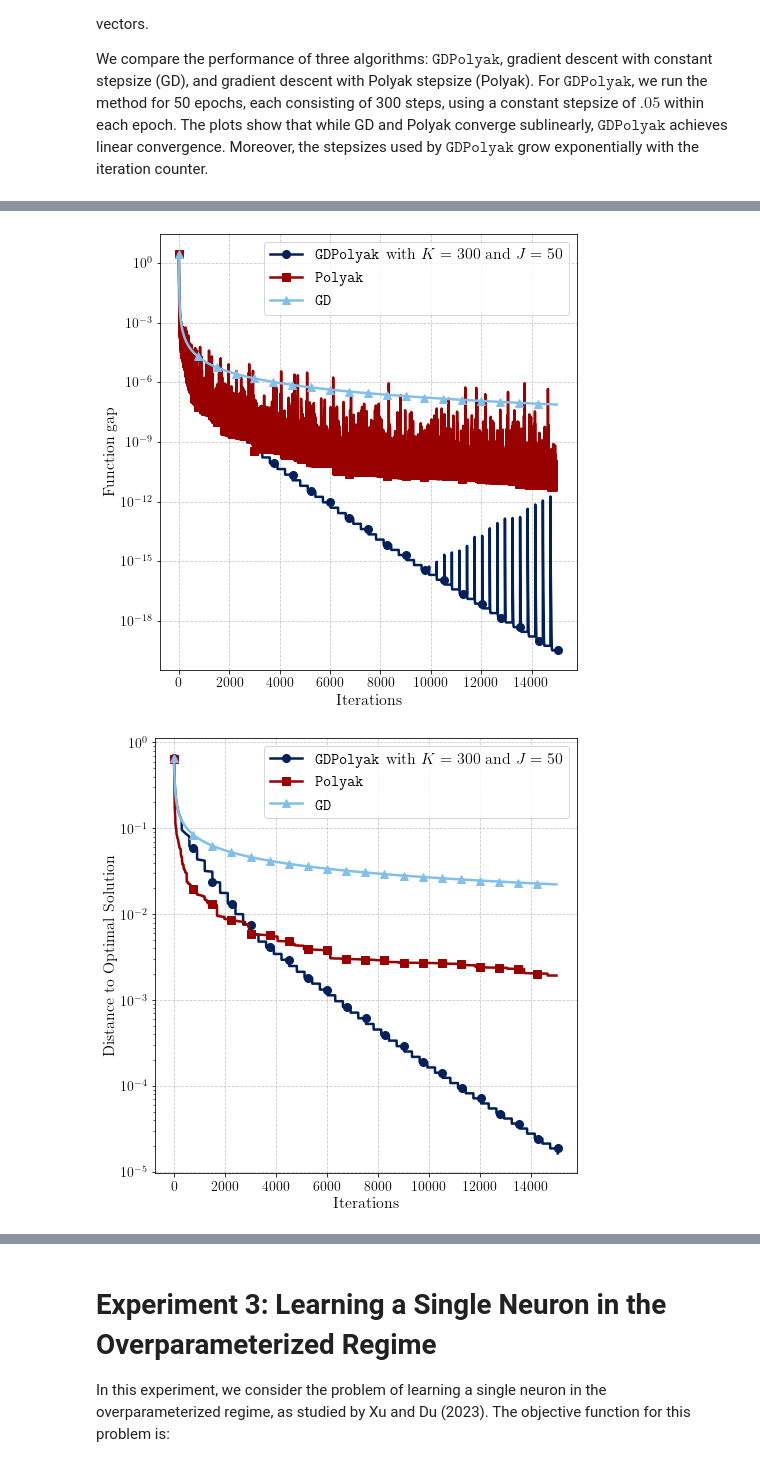
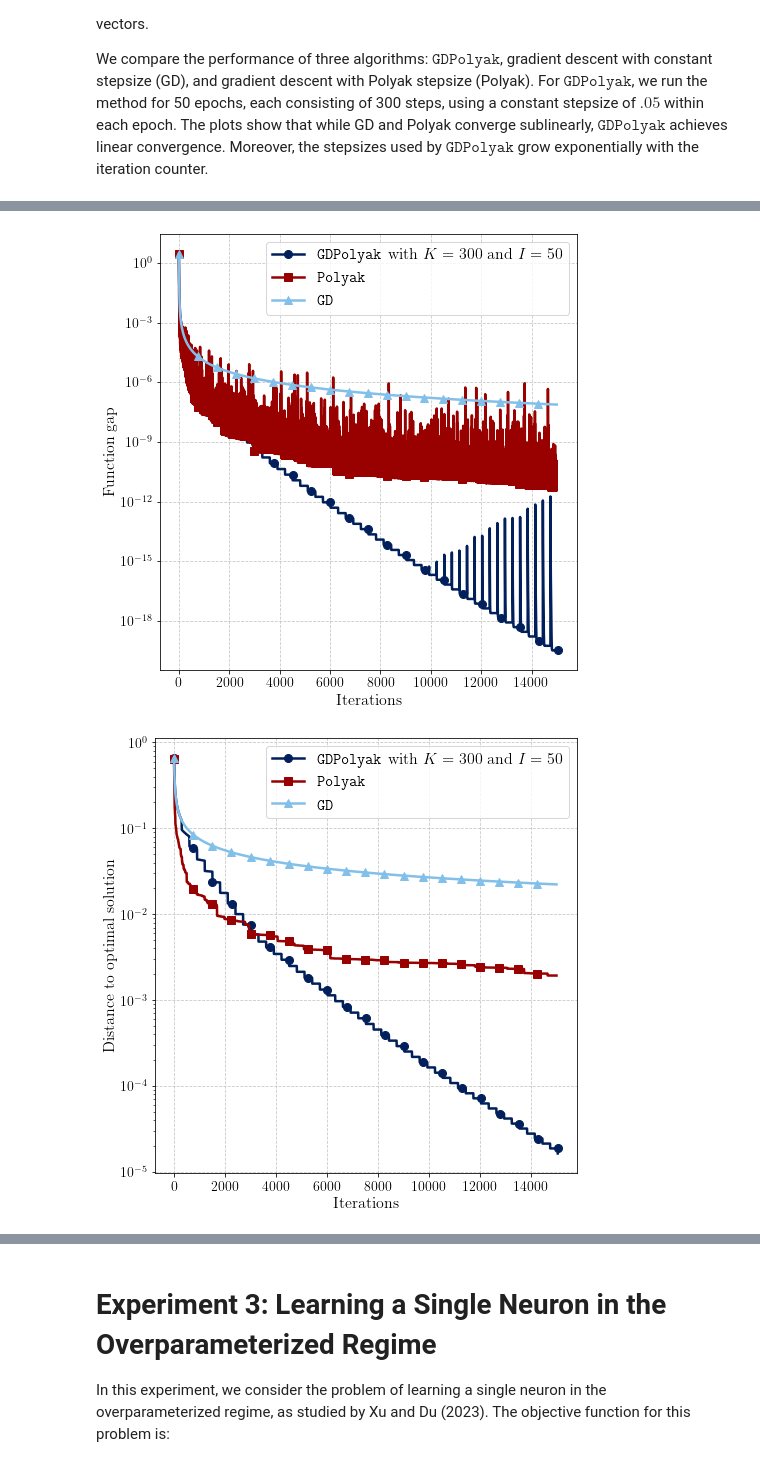
Before and after one commit to damek/GDPolyak, a Jupyter notebook: experiments.ipynb, the cells around one changed output, grey strips where cells are left out. Cells and saved outputs as stored; diff of their text form; code cells hidden in the pictures.

```diff
--- a/experiments.ipynb
+++ b/experiments.ipynb
@@ -181,7 +181,7 @@ def run_experiment():
     GD_STEP_SIZE = 0.05
     cases = [
         {
-            "name": f"$\\mathtt{{GDPolyak}}$ with $K={K}$ and $J={I}$",
+            "name": f"$\\mathtt{{GDPolyak}}$ with $K={K}$ and $I={I}$",
             "nb_GD_steps": K,
             "nb_polyak_steps": I,
             "nb_restarts": NB_RESTARTS,
@@ -242,18 +242,18 @@ Running $\mathtt{GDPolyak}$ with $K=300$ and $J=50$
 Iteration 5000: loss = 6.2816518424516314e-12
 Iteration 5000: distance to opt sol = 0.00213714597475242
 Iteration 10000: loss = 2.0806698592660778e-16
 Iteration 10000: distance to opt sol = 0.0001644606593153577
 Iteration 15000: loss = 3.303866528557604e-20
 Iteration 15000: distance to opt sol = 1.8763598971976428e-05
 
 Running $\mathtt{{Polyak}}$
 Iteration 5000: loss = 9.326082114261944e-11
 Iteration 5000: distance to opt sol = 0.00430403695823131
 Iteration 10000: loss = 1.8714096013680845e-11
 ... (7 lines left out)
 Iteration 10000: loss = 1.6611048283028522e-07
 Iteration 10000: distance to opt sol = 0.026833140366952606
 Iteration 15000: loss = 7.674132988474075e-08
 Iteration 15000: distance to opt sol = 0.022236519502343507
 [figure]
-[figure, old version]
+[figure, new version]
```
Also changed, not shown: parts of 3 cells of this notebook, 10 other files.
